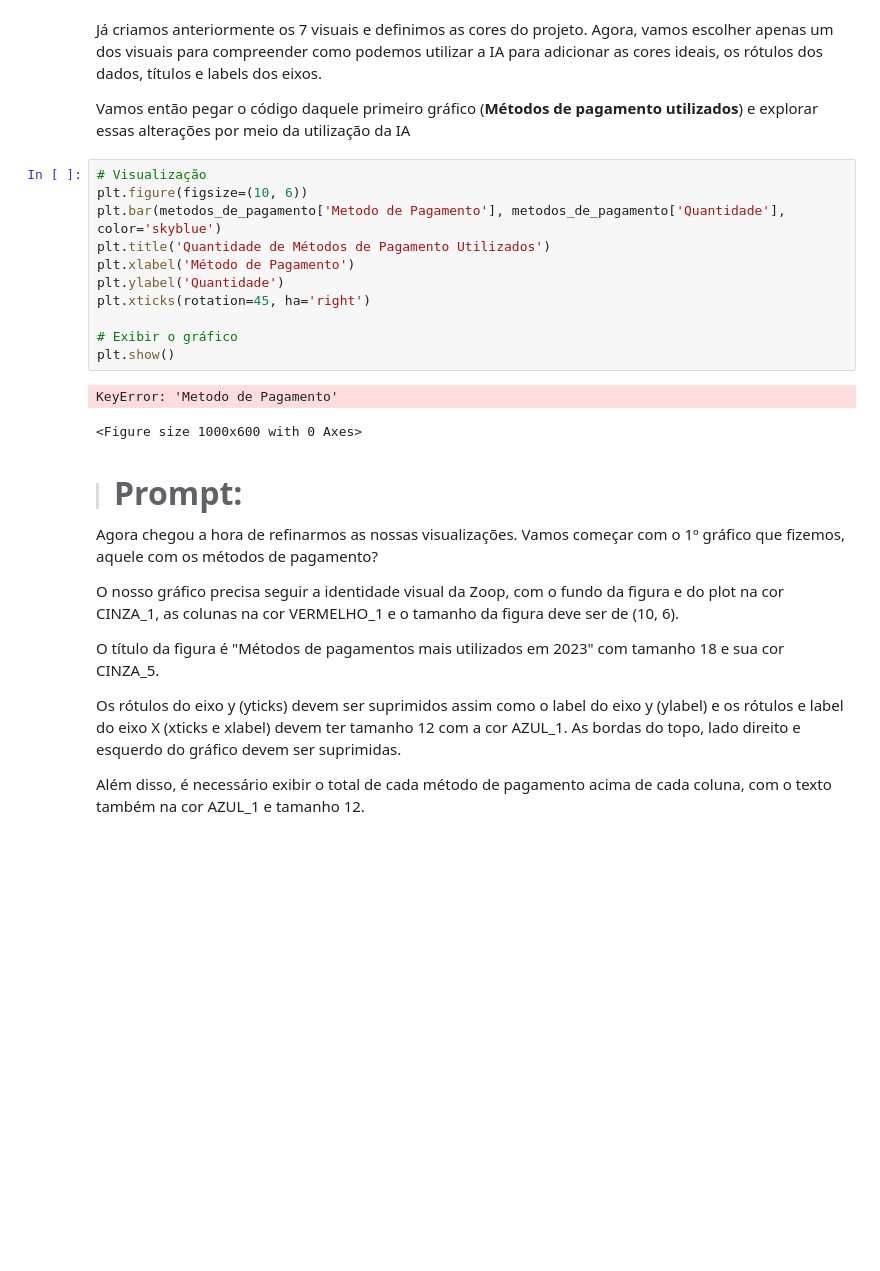
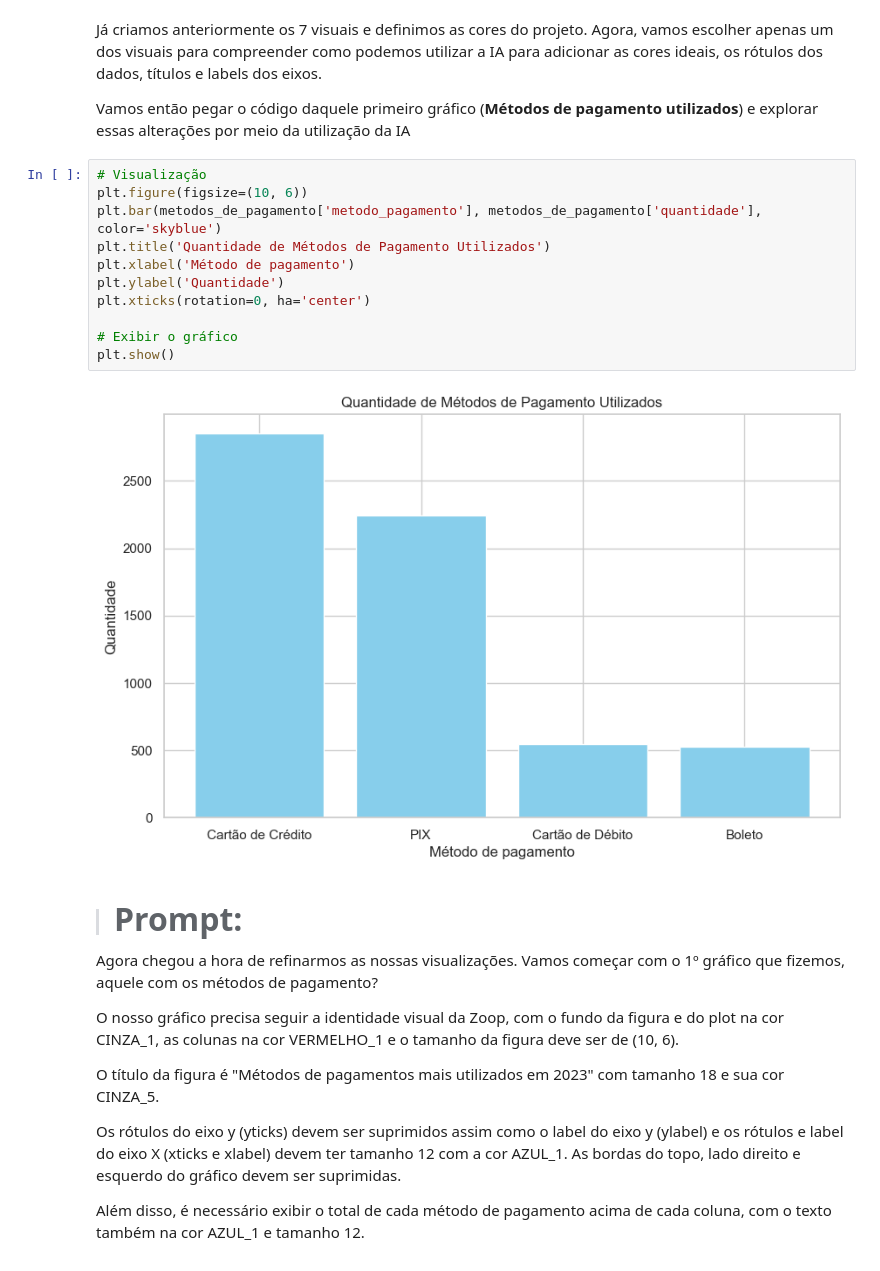
Before and after one commit to JCrpa/curso11_python_data_science_IA_dataviz, a Jupyter notebook: Projeto_Inicial_IA_aplicada_a_Data_Science.ipynb, the cells around one changed output. Drawn from its saved outputs; the diff is of its cells as text; blank space fills up the shorter version.

```diff
--- a/Projeto_Inicial_IA_aplicada_a_Data_Science.ipynb
+++ b/Projeto_Inicial_IA_aplicada_a_Data_Science.ipynb
@@ -1265,17 +1265,16 @@ Vamos então pegar o código daquele primeiro gráfico (**Métodos de pagamento
 # %%
 # Visualização
 plt.figure(figsize=(10, 6))
-plt.bar(metodos_de_pagamento['Metodo de Pagamento'], metodos_de_pagamento['Quantidade'], color='skyblue')
+plt.bar(metodos_de_pagamento['metodo_pagamento'], metodos_de_pagamento['quantidade'], color='skyblue')
 plt.title('Quantidade de Métodos de Pagamento Utilizados')
-plt.xlabel('Método de Pagamento')
+plt.xlabel('Método de pagamento')
 plt.ylabel('Quantidade')
-plt.xticks(rotation=45, ha='right')
+plt.xticks(rotation=0, ha='center')
 
 # Exibir o gráfico
 plt.show()
 # %% [output]
-KeyError: 'Metodo de Pagamento'
-<Figure size 1000x600 with 0 Axes>
+[figure, added]
 # %% [markdown]
 > #### <strong><font color="7b71ff" size =6>Prompt:</font></strong>
 
```
Also changed, not shown: parts of 3 cells of this notebook.
